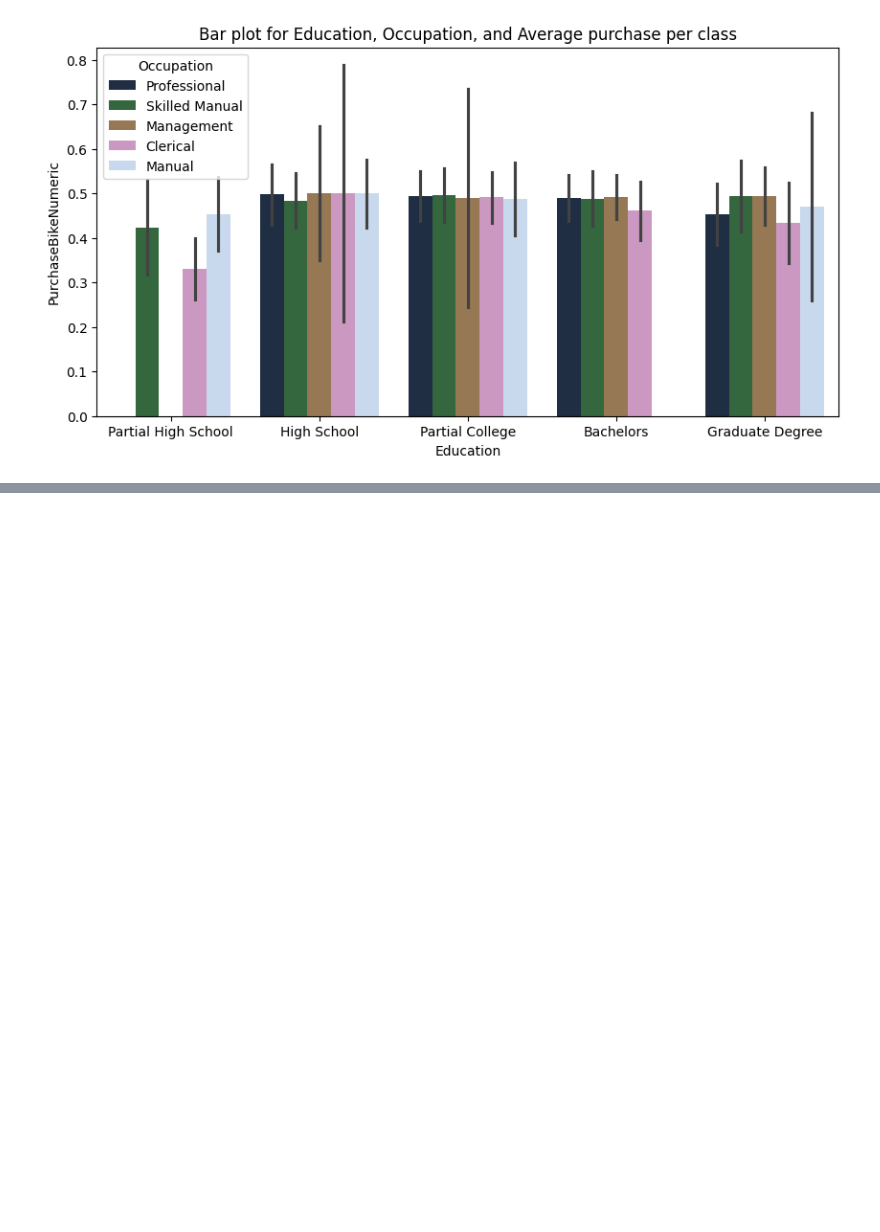
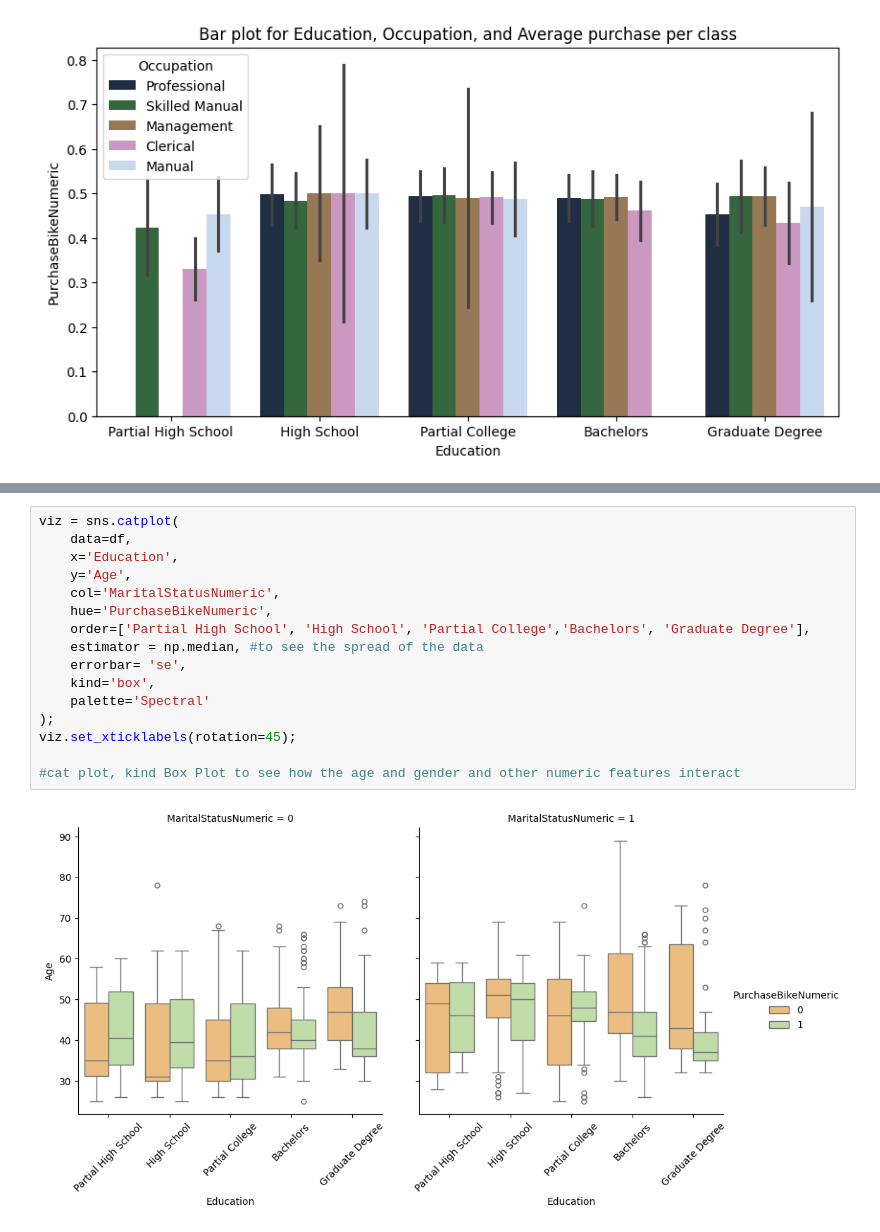
Before and after one commit to lewinskie254/eda, a Jupyter notebook: Anova_Link_2.ipynb, the cells around one changed output, grey strips where cells are left out. Drawn from its saved outputs; the diff is of its cells as text; blank space fills up the shorter version.

```diff
--- a/Anova_Link_2.ipynb
+++ b/Anova_Link_2.ipynb
@@ -213,0 +238,18 @@ viz.set_xticklabels(rotation=45)
+# %%
+viz = sns.catplot(
+    data=df,
+    x='Education',
+    y='Age',
+    col='MaritalStatusNumeric',
+    hue='PurchaseBikeNumeric',
+    order=['Partial High School', 'High School', 'Partial College','Bachelors', 'Graduate Degree'],
+    estimator = np.median, #to see the spread of the data
+    errorbar= 'se',
+    kind='box',
+    palette='Spectral'
+);
+viz.set_xticklabels(rotation=45);
+
+#cat plot, kind Box Plot to see how the age and gender and other numeric features interact
+# %% [output]
+[figure, added]
```
Also changed, not shown: parts of 7 cells of this notebook.
